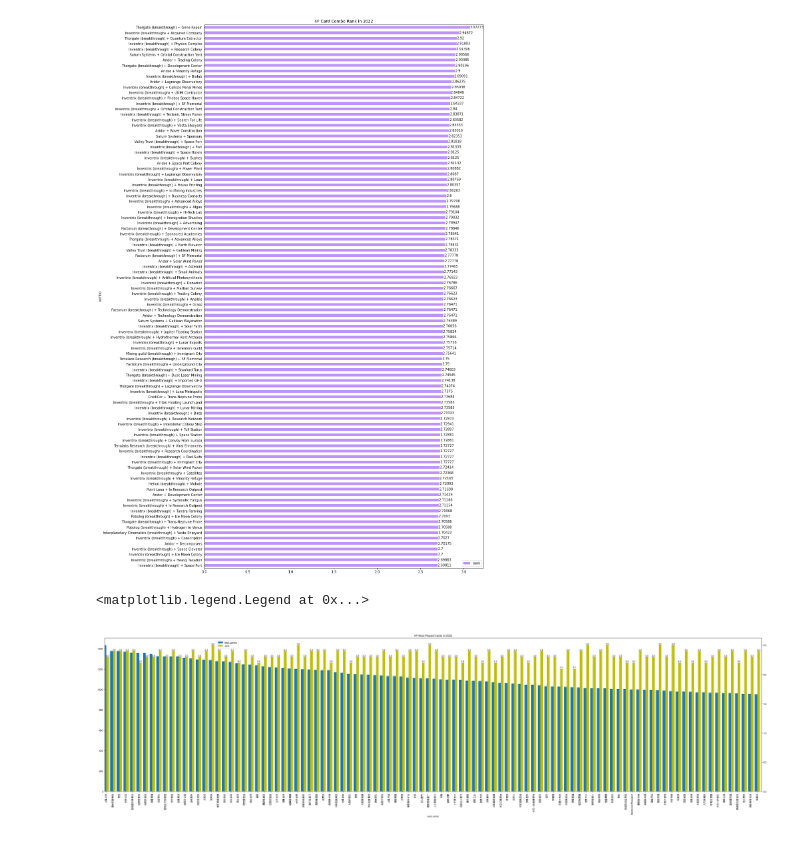
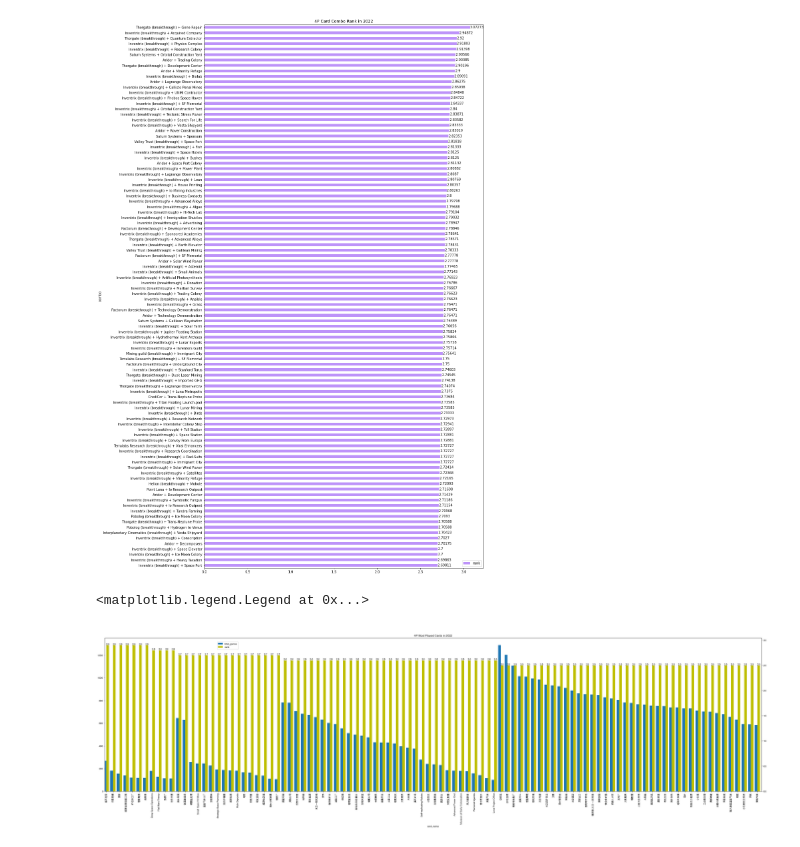
Before and after one commit to Ender-Wiggin2019/tfm-summary, a Jupyter notebook: generate_data_2022.ipynb, the cells around one changed output. Drawn from its saved outputs; the diff is of its cells as text; code cells hidden in the pictures.

```diff
--- a/generate_data_2022.ipynb
+++ b/generate_data_2022.ipynb
@@ -481,8 +511,8 @@ select card_name,
 from dwd_cards
 where createtime between '2021-08-26' and '2022-12-30' and players = 4 and corporation2 <> ''
 group by card_name, players
-having players in (4) and total_games >= 300
-order by players, total_games desc, rank
+having players in (4) and total_games >= 100
+order by players, rank desc, total_games desc
 limit 100
 ;
 """
@@ -491,31 +521,31 @@ df = pd.read_sql_query(sql, con = ana)
 df = translate(df, 'card_name')
 df.set_index('card_name', inplace = True)
 # # plt.rcParams['font.sans-serif'] = ['SimHei']
 # ax = df.plot(y = ['rank'], kind = 'barh', color = '#bd93f9', figsize = (15, 30), title = '4P Card Combo Rank in 2022')
 # ax.invert_yaxis()
 # # ax.set_xticklabels(df.index)
 # for container in ax.containers:
 #     ax.bar_label(container)
 # L = ax.legend()
 
 
 fig = plt.figure(figsize=(50, 12))
 
 ax = fig.add_subplot(111) # Create matplotlib axes
 ax2 = ax.twinx() # Create another axes that shares the same x-axis as ax.
 
 width = 0.4
 
 df.plot(y = 'total_games', kind='bar', ax=ax, width=width, position=1, title = '4P Most Played Cards in 2022')
 df.plot(y = 'rank', kind='bar', color = 'y', ax=ax2, width=width, position=0)
 for container in ax2.containers:
     ax2.bar_label(container)
 # ax.set_ylabel('Total Games')
 # ax2.set_ylabel('Rank')
 # ax.invert_yaxis()
 # ax2.invert_yaxis()
 # plt.show()
 ax.legend().remove(); ax2.legend().remove(); plt.gcf().legend(loc=(0.18, 0.89))
 # %% [output]
 <matplotlib.legend.Legend at 0x...>
-[figure, old version]
+[figure, new version]
```
Also changed, not shown: parts of 17 cells of this notebook, 1 other file.
